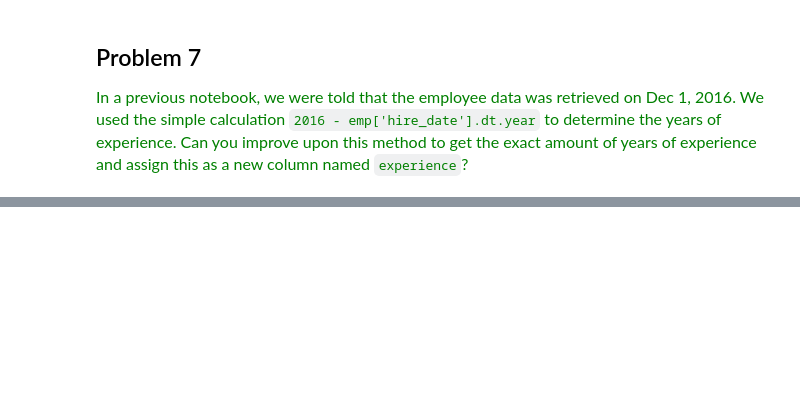
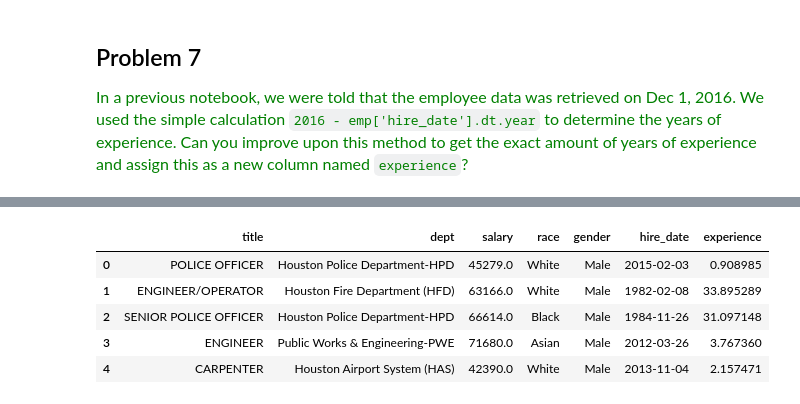
Before and after one commit to estefaniaakers/dunder-data, a Jupyter notebook: dunder-data-bootcamp/04. Time Series/01. Datetime and Timedelta.ipynb, the cells around one changed output, grey strips where cells are left out. Saved outputs shown, nothing was run; the diff lists cells and outputs as text; code cells hidden in the pictures; blank space fills up the shorter version.

```diff
--- a/dunder-data-bootcamp/04. Time Series/01. Datetime and Timedelta.ipynb
+++ b/dunder-data-bootcamp/04. Time Series/01. Datetime and Timedelta.ipynb
@@ -280,0 +384,3 @@ Since both start and stop time are datetime columns, subtracting them resulted i
+# %%
+day = pd.to_datetime('2016/1/1')
+day
@@ -280,0 +389,3 @@ Since both start and stop time are datetime columns, subtracting them resulted i
+# %%
+year = pd.to_timedelta(1, unit='y')
+year
@@ -280,0 +394,12 @@ Since both start and stop time are datetime columns, subtracting them resulted i
+# %%
+emp['experience'] = (day - emp['hire_date'])/year
+emp.head()
+#add a new column experience in the dataset emp
+#(day - hire_date)/365 to get the experience per year or would be per days
+# %% [output]
+|  | title | dept | salary | race | gender | hire_date | experience |
+| 0 | POLICE OFFICER | Houston Police Department-HPD | 45279.0 | White | Male | 2015-02-03 | 0.908985 |
+| 1 | ENGINEER/OPERATOR | Houston Fire Department (HFD) | 63166.0 | White | Male | 1982-02-08 | 33.895289 |
+| 2 | SENIOR POLICE OFFICER | Houston Police Department-HPD | 66614.0 | Black | Male | 1984-11-26 | 31.097148 |
+| 3 | ENGINEER | Public Works & Engineering-PWE | 71680.0 | Asian | Male | 2012-03-26 | 3.767360 |
+| 4 | CARPENTER | Houston Airport System (HAS) | 42390.0 | White | Male | 2013-11-04 | 2.157471 |
```
Also changed, not shown: parts of 32 cells of this notebook, 1 other file.
